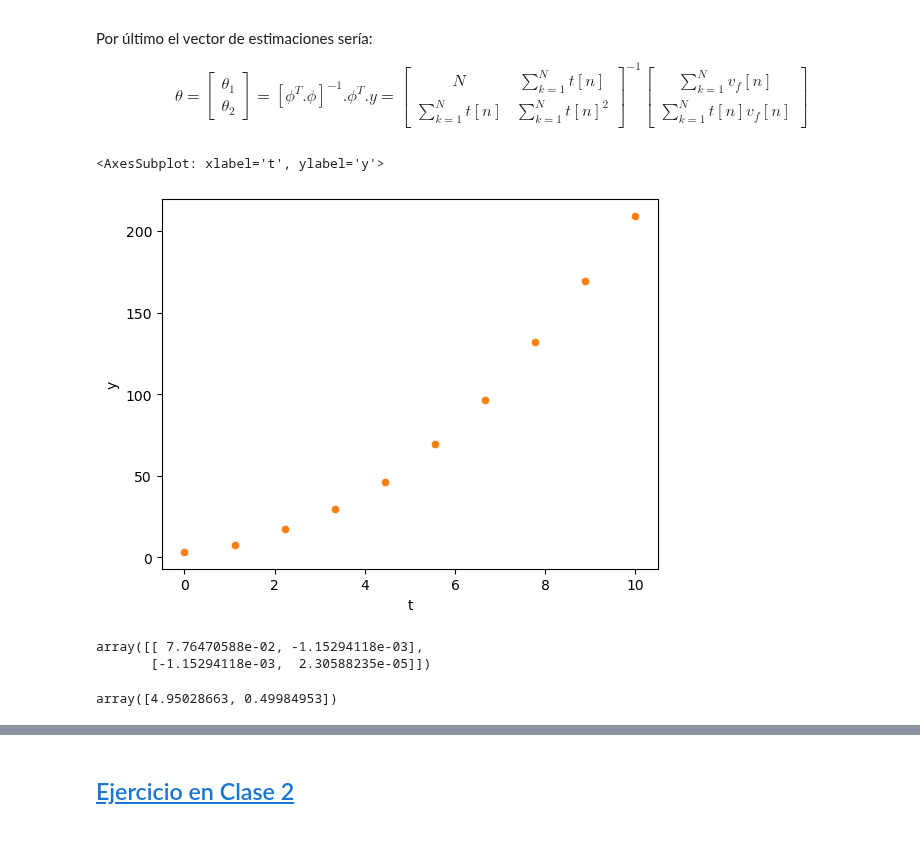
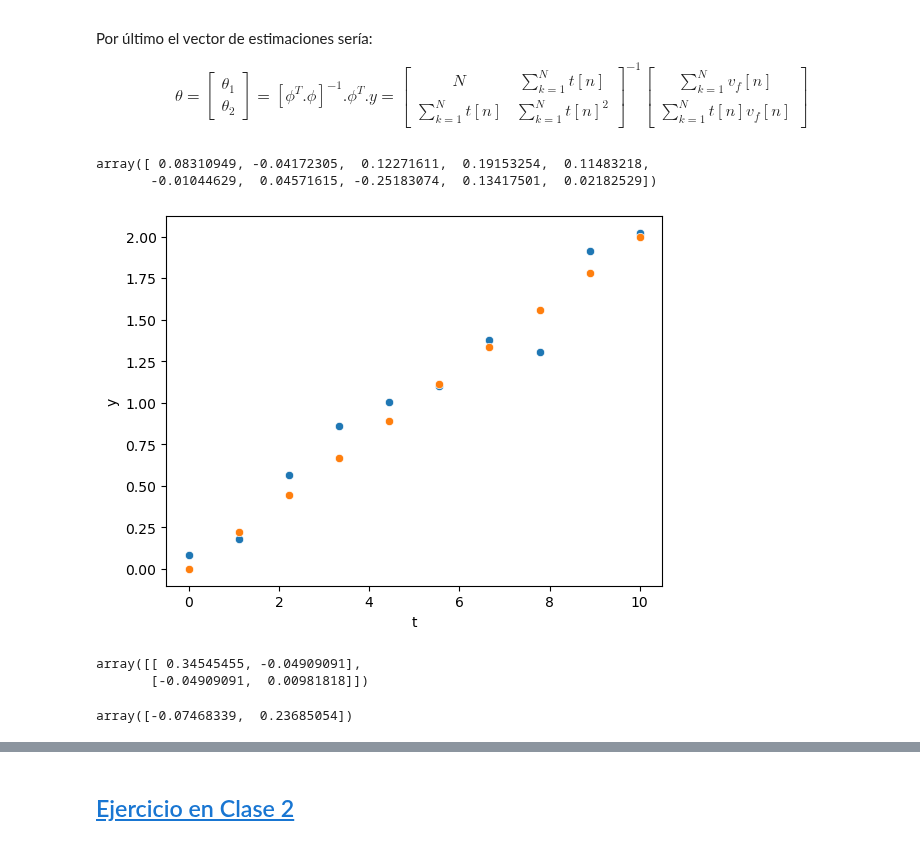
Before and after one commit to jairocuellar/System_identification, a Jupyter notebook: class_04_01.ipynb, the cells around one changed output, grey strips where cells are left out. Saved outputs shown, nothing was run; the diff lists cells and outputs as text; code cells hidden in the pictures.

```diff
--- a/class_04_01.ipynb
+++ b/class_04_01.ipynb
@@ -142,42 +142,50 @@ N&\sum_{k=1}^{N}t[n]\\\sum_{k=1}^{N}t[n]&\sum_{k=1}^{N}t[n]^2
 # %%
 # Estimador de mínimos cuadráticos para modelos polinomiales
 N = 10
 t = np.linspace(0,10,N)
-teta1 = 5;
-teta2 = 0.5
-teta3 = 2
+teta1 = 0;
+teta2 = 0.2
+teta3 = 0.3
+teta4 = 1
 ## Valores verdaderos según el modelo:
-y_true = (teta3*(t**2)+teta2*t+teta1)
-#y_true = teta2*t+teta1
+
+#y_true = (teta4*(t**3)+teta3*(t**2)+teta2*t+teta1)
+#y_true = (teta3*(t**2)+teta2*t+teta1)
+y_true = teta2*t+teta1
 #y_true = teta1
 ##Señal de error de media 0:
-e = np.random.normal(0,0.01,size=N)*y
+e = np.random.normal(0,0.1,size=N)
 ## Señal con error incluido
 y = y_true + e
 data = pd.DataFrame(data = {'t':t,'y':y})
 data['ones'] = 1
+data['y_true'] = y_true
 sns.scatterplot(data,x ='t',y = 'y')
-sns.scatterplot(data,x ='t',y = 'y')
+sns.scatterplot(data,x ='t',y = 'y_true')
+e
 # %% [output]
-<AxesSubplot: xlabel='t', ylabel='y'>
+array([ 0.08310949, -0.04172305,  0.12271611,  0.19153254,  0.11483218,
+       -0.01044629,  0.04571615, -0.25183074,  0.13417501,  0.02182529])
-[figure, old version]
+[figure, new version]
-# %%
-#Calculando la matriz Moore - Penrose
-#phi = np.array([data.ones, data.t, data.t**2]).transpose()
-phi = np.array([data.ones, data.t]).transpose()
-#phi = np.array([data.ones]).transpose()
-A = np.dot(phi.transpose(),phi)
-Mpr = np.linalg.inv(A)
-Mpr
-# %% [output]
-array([[ 7.76470588e-02, -1.15294118e-03],
-       [-1.15294118e-03,  2.30588235e-05]])
+# %%
+### Calculando la matriz Moore - Penrose
+#phi = np.array([data.ones, data.t**0.5]).transpose()
+#phi = np.array([data.ones, data.t, data.t**2, data.t**3]).transpose()
+#phi = np.array([data.ones, data.t, data.t**2]).transpose()
+phi = np.array([data.ones, data.t]).transpose()
+#phi = np.array([data.ones]).transpose()
+A = np.dot(phi.transpose(),phi)
+Mpr = np.linalg.inv(A)
+Mpr
+# %% [output]
+array([[ 0.34545455, -0.04909091],
+       [-0.04909091,  0.00981818]])
 # %%
 #Obteniendo la matriz de estimadores
 B = np.dot(phi.transpose(),y)
 theta = np.dot(Mpr,B)
 theta
 # %% [output]
-array([4.95028663, 0.49984953])
+array([-0.07468339,  0.23685054])
 # %%
 ## Calculando los datos de salida con los parámetros estimados
```
Also changed, not shown: parts of 1 cell of this notebook, 2 other files.
